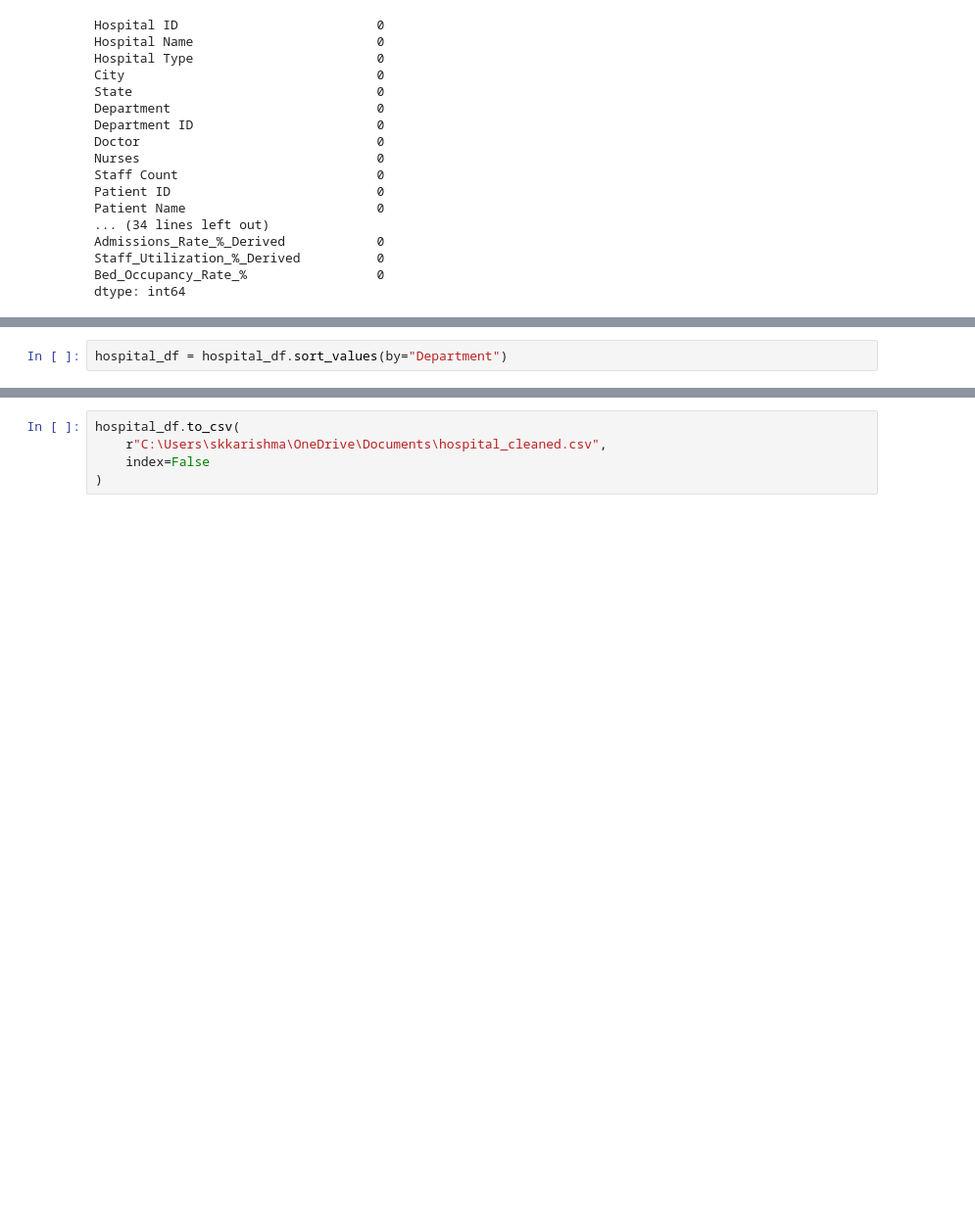
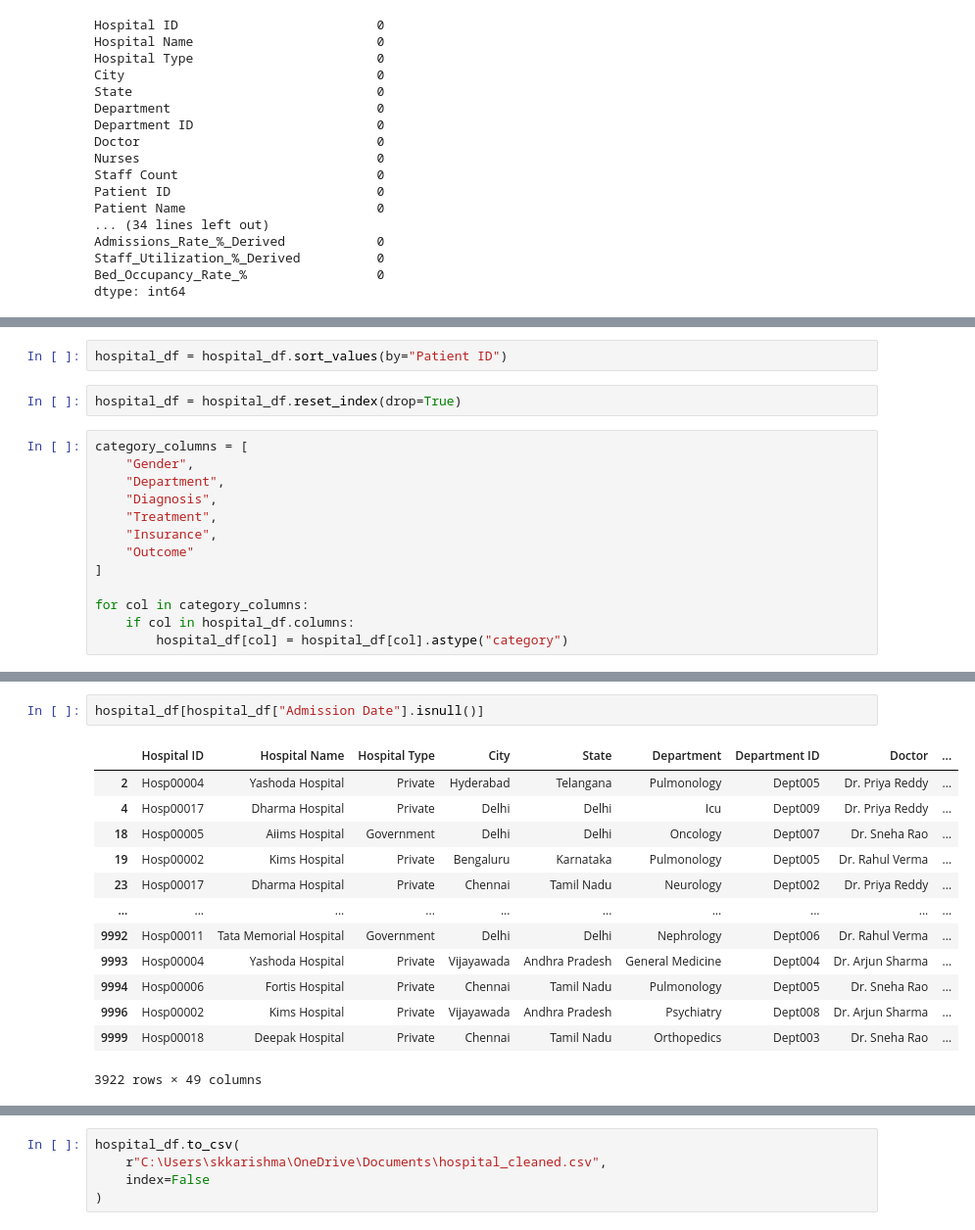
Before and after one commit to springboardmentor09876x-cmd/Hospital-Operations-Patient-Analytics-, a Jupyter notebook: hospital_cleaning-checkpoint.ipynb, the cells around one changed output, grey strips where cells are left out. Shown at 98% size. Drawn from its saved outputs; the diff is of its cells as text; blank space fills up the shorter version.

```diff
--- a/hospital_cleaning-checkpoint.ipynb
+++ b/hospital_cleaning-checkpoint.ipynb
@@ -126,3 +238,20 @@ hospital_df.head()
+# %%
+hospital_df = hospital_df.sort_values(by="Patient ID")
+# %%
+hospital_df = hospital_df.reset_index(drop=True)
+# %%
+category_columns = [
+    "Gender",
+    "Department",
+    "Diagnosis",
+    "Treatment",
+    "Insurance",
+    "Outcome"
+]
+
+for col in category_columns:
+    if col in hospital_df.columns:
+        hospital_df[col] = hospital_df[col].astype("category")
 # %%
 hospital_df.info()
 # %% [output]
@@ -150,2 +278,0 @@ hospital_df.shape
-# %%
-hospital_df = hospital_df.sort_values(by="Department")
@@ -151,0 +289,16 @@ hospital_df = hospital_df.sort_values(by="Department")
+# %%
+hospital_df[hospital_df["Admission Date"].isnull()]
+# %% [output]
+|  | Hospital ID | Hospital Name | Hospital Type | City | State | Department | Department ID | Doctor | ... |
+| 2 | Hosp00004 | Yashoda Hospital | Private | Hyderabad | Telangana | Pulmonology | Dept005 | Dr. Priya Reddy | ... |
+| 4 | Hosp00017 | Dharma Hospital | Private | Delhi | Delhi | Icu | Dept009 | Dr. Priya Reddy | ... |
+| 18 | Hosp00005 | Aiims Hospital | Government | Delhi | Delhi | Oncology | Dept007 | Dr. Sneha Rao | ... |
+| 19 | Hosp00002 | Kims Hospital | Private | Bengaluru | Karnataka | Pulmonology | Dept005 | Dr. Rahul Verma | ... |
+| 23 | Hosp00017 | Dharma Hospital | Private | Chennai | Tamil Nadu | Neurology | Dept002 | Dr. Priya Reddy | ... |
+| ... | ... | ... | ... | ... | ... | ... | ... | ... | ... |
+| 9992 | Hosp00011 | Tata Memorial Hospital | Government | Delhi | Delhi | Nephrology | Dept006 | Dr. Rahul Verma | ... |
+| 9993 | Hosp00004 | Yashoda Hospital | Private | Vijayawada | Andhra Pradesh | General Medicine | Dept004 | Dr. Arjun Sharma | ... |
+| 9994 | Hosp00006 | Fortis Hospital | Private | Chennai | Tamil Nadu | Pulmonology | Dept005 | Dr. Sneha Rao | ... |
+| 9996 | Hosp00002 | Kims Hospital | Private | Vijayawada | Andhra Pradesh | Psychiatry | Dept008 | Dr. Arjun Sharma | ... |
+| 9999 | Hosp00018 | Deepak Hospital | Private | Chennai | Tamil Nadu | Orthopedics | Dept003 | Dr. Sneha Rao | ... |
+3922 rows × 49 columns
```
Also changed, not shown: parts of 40 cells of this notebook, 2 other files.
